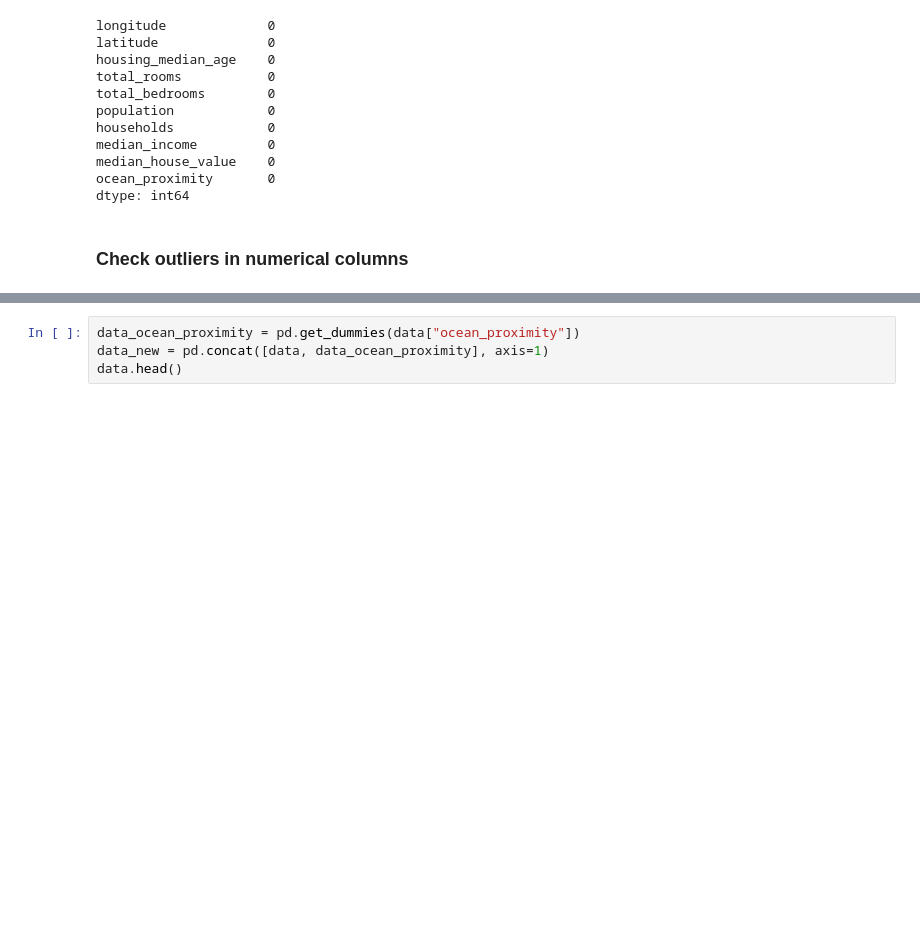
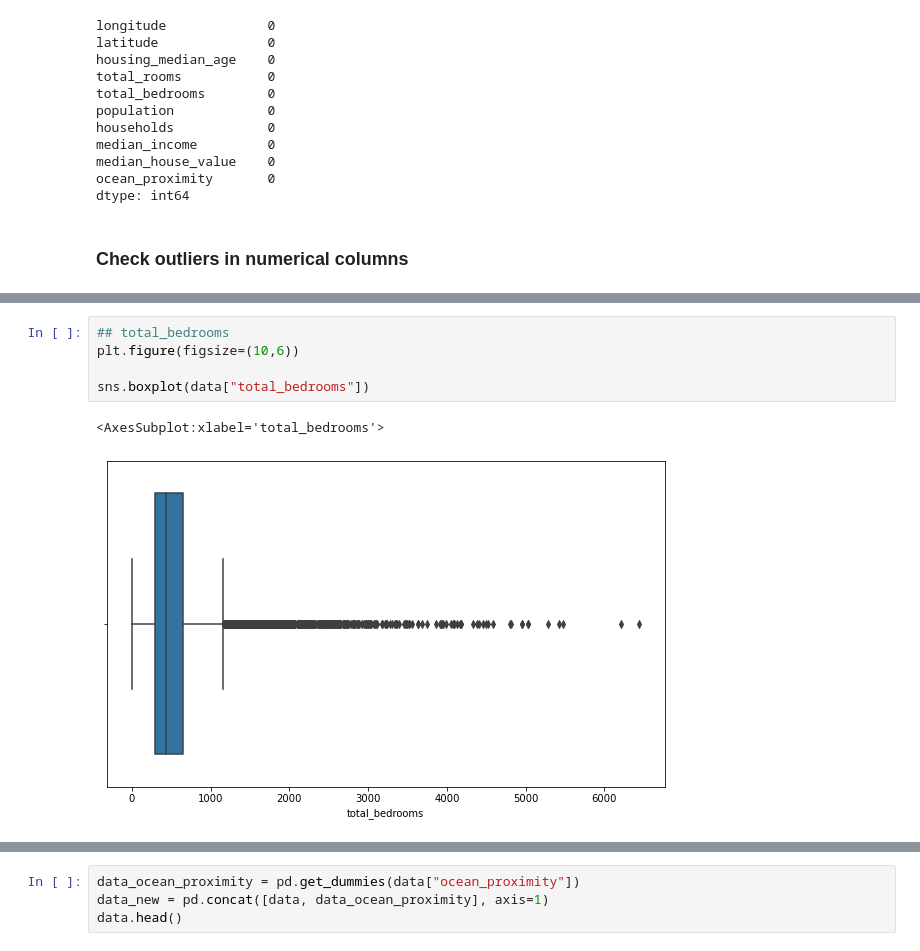
Before and after one commit to zeeshan-arif/California-Housing-Price, a Jupyter notebook: California_housing_price_prediction.ipynb, the cells around one changed output, grey strips where cells are left out. Saved outputs shown, nothing was run; the diff lists cells and outputs as text; blank space fills up the shorter version.

```diff
--- a/California_housing_price_prediction.ipynb
+++ b/California_housing_price_prediction.ipynb
@@ -239,0 +249,8 @@ sns.boxplot(data["housing_median_age"])
+# %%
+## total_bedrooms
+plt.figure(figsize=(10,6))
+
+sns.boxplot(data["total_bedrooms"])
+# %% [output]
+<AxesSubplot:xlabel='total_bedrooms'>
+[figure, added]
```
Also changed, not shown: parts of 6 cells of this notebook.
